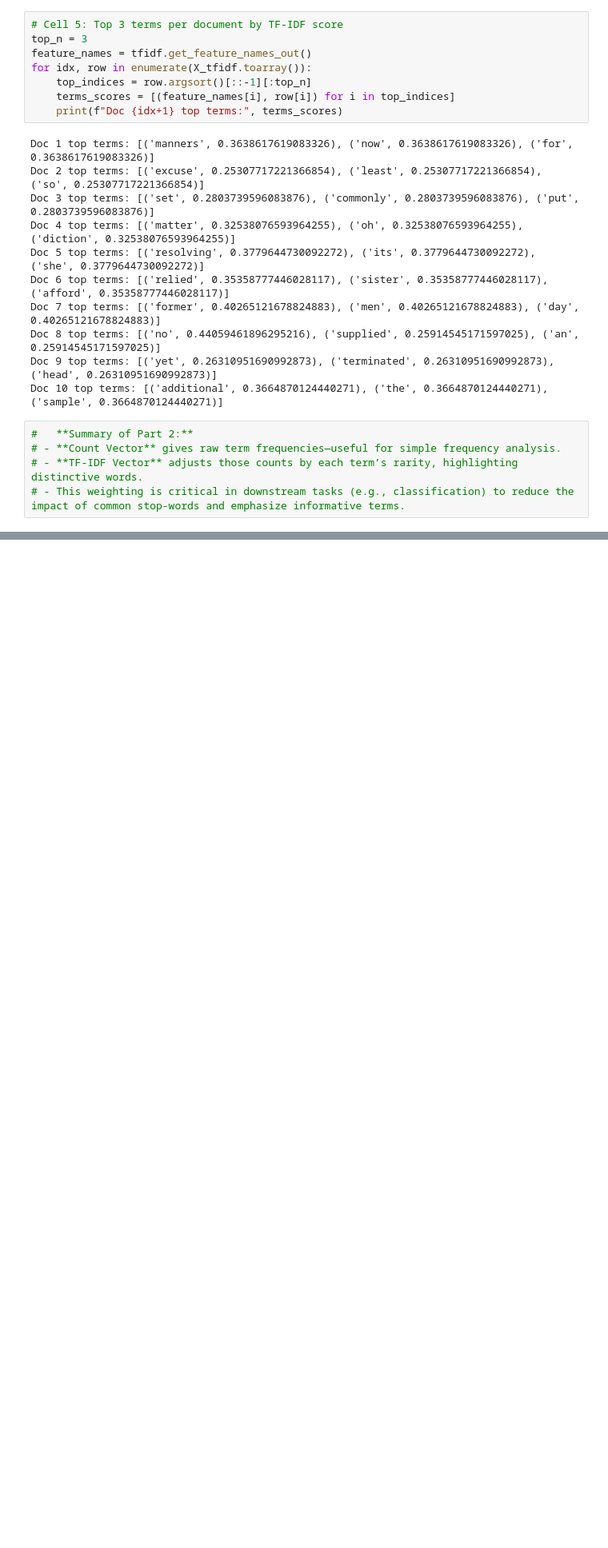
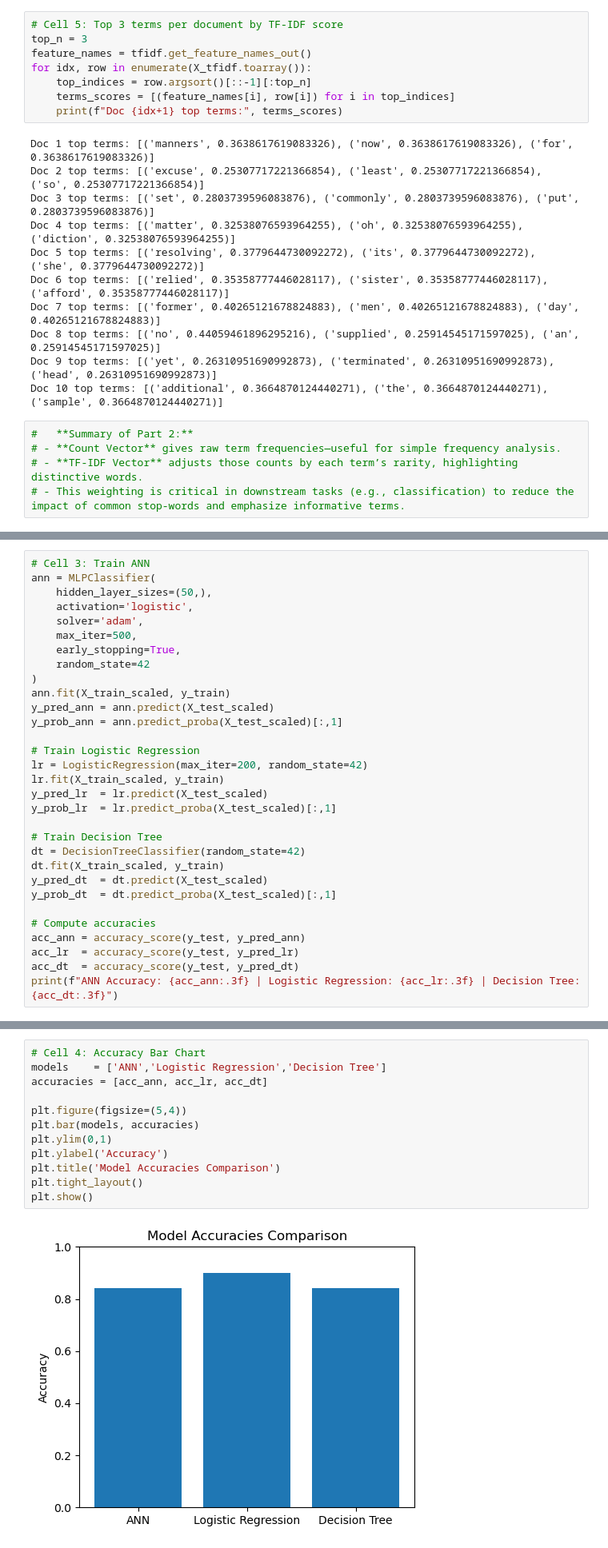
Before and after one commit to ramprashant66/CSC177_Poject1, a Jupyter notebook: Assignment 4/Assignment4.ipynb, the cells around one changed output, grey strips where cells are left out. Shown: that part at 80% size. Cells and saved outputs as stored; diff of their text form; blank space fills up the shorter version.

```diff
--- a/Assignment 4/Assignment4.ipynb
+++ b/Assignment 4/Assignment4.ipynb
@@ -315,0 +395,31 @@ Doc 10 top terms: [('additional', 0.3664870124440271), ('the', 0.366487012444027
+# %%
+# Cell 3: Train ANN
+ann = MLPClassifier(
+    hidden_layer_sizes=(50,),
+    activation='logistic',
+    solver='adam',
+    max_iter=500,
+    early_stopping=True,
+    random_state=42
+)
+ann.fit(X_train_scaled, y_train)
+y_pred_ann = ann.predict(X_test_scaled)
+y_prob_ann = ann.predict_proba(X_test_scaled)[:,1]
+
+# Train Logistic Regression
+lr = LogisticRegression(max_iter=200, random_state=42)
+lr.fit(X_train_scaled, y_train)
+y_pred_lr  = lr.predict(X_test_scaled)
+y_prob_lr  = lr.predict_proba(X_test_scaled)[:,1]
+
+# Train Decision Tree
+dt = DecisionTreeClassifier(random_state=42)
+dt.fit(X_train_scaled, y_train)
+y_pred_dt  = dt.predict(X_test_scaled)
+y_prob_dt  = dt.predict_proba(X_test_scaled)[:,1]
+
+# Compute accuracies
+acc_ann = accuracy_score(y_test, y_pred_ann)
+acc_lr  = accuracy_score(y_test, y_pred_lr)
+acc_dt  = accuracy_score(y_test, y_pred_dt)
+print(f"ANN Accuracy: {acc_ann:.3f} | Logistic Regression: {acc_lr:.3f} | Decision Tree: {acc_dt:.3f}")
@@ -315,0 +430,14 @@ Doc 10 top terms: [('additional', 0.3664870124440271), ('the', 0.366487012444027
+# %%
+# Cell 4: Accuracy Bar Chart
+models    = ['ANN','Logistic Regression','Decision Tree']
+accuracies = [acc_ann, acc_lr, acc_dt]
+
+plt.figure(figsize=(5,4))
+plt.bar(models, accuracies)
+plt.ylim(0,1)
+plt.ylabel('Accuracy')
+plt.title('Model Accuracies Comparison')
+plt.tight_layout()
+plt.show()
+# %% [output]
+[figure, added]
```
Also changed, not shown: parts of 16 cells of this notebook, 1 other file.
